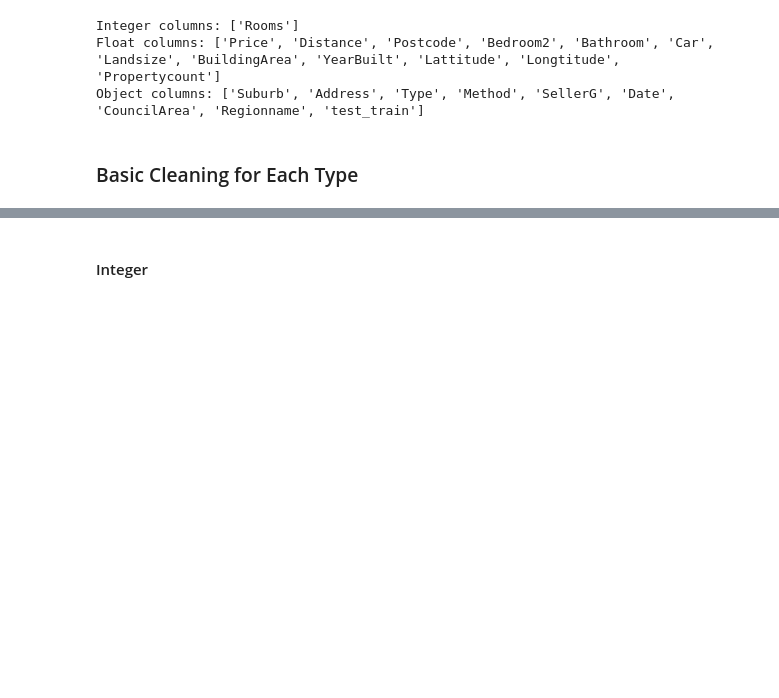
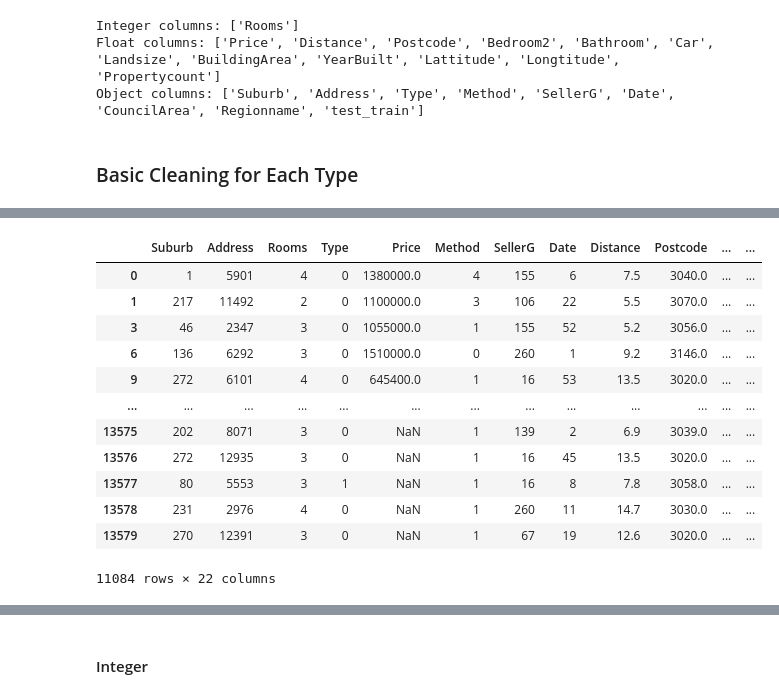
Before and after one commit to santhosh1299/house_price_prediction, a Jupyter notebook: prediction.ipynb, the cells around one changed output, grey strips where cells are left out. Cells and saved outputs as stored; diff of their text form; code cells hidden in the pictures; blank space fills up the shorter version.

Commit message:
imputation ML

```diff
--- a/prediction.ipynb
+++ b/prediction.ipynb
@@ -80,0 +93,4 @@ Object columns: ['Suburb', 'Address', 'Type', 'Method', 'SellerG', 'Date', 'Coun
+# %%
+# Select features with missing values for predictive imputation
+missing_rows =df.isna().any(axis=1)
+missing_rows.value_counts()
@@ -80,0 +127,16 @@ Object columns: ['Suburb', 'Address', 'Type', 'Method', 'SellerG', 'Date', 'Coun
+# %%
+df_missing
+# %% [output]
+|  | Suburb | Address | Rooms | Type | Price | Method | SellerG | Date | Distance | Postcode | ... | ... |
+| 0 | 1 | 5901 | 4 | 0 | 1380000.0 | 4 | 155 | 6 | 7.5 | 3040.0 | ... | ... |
+| 1 | 217 | 11492 | 2 | 0 | 1100000.0 | 3 | 106 | 22 | 5.5 | 3070.0 | ... | ... |
+| 3 | 46 | 2347 | 3 | 0 | 1055000.0 | 1 | 155 | 52 | 5.2 | 3056.0 | ... | ... |
+| 6 | 136 | 6292 | 3 | 0 | 1510000.0 | 0 | 260 | 1 | 9.2 | 3146.0 | ... | ... |
+| 9 | 272 | 6101 | 4 | 0 | 645400.0 | 1 | 16 | 53 | 13.5 | 3020.0 | ... | ... |
+| ... | ... | ... | ... | ... | ... | ... | ... | ... | ... | ... | ... | ... |
+| 13575 | 202 | 8071 | 3 | 0 | NaN | 1 | 139 | 2 | 6.9 | 3039.0 | ... | ... |
+| 13576 | 272 | 12935 | 3 | 0 | NaN | 1 | 16 | 45 | 13.5 | 3020.0 | ... | ... |
+| 13577 | 80 | 5553 | 3 | 1 | NaN | 1 | 16 | 8 | 7.8 | 3058.0 | ... | ... |
+| 13578 | 231 | 2976 | 4 | 0 | NaN | 1 | 260 | 11 | 14.7 | 3030.0 | ... | ... |
+| 13579 | 270 | 12391 | 3 | 0 | NaN | 1 | 67 | 19 | 12.6 | 3020.0 | ... | ... |
+11084 rows × 22 columns
```
Also changed, not shown: parts of 12 cells of this notebook.
